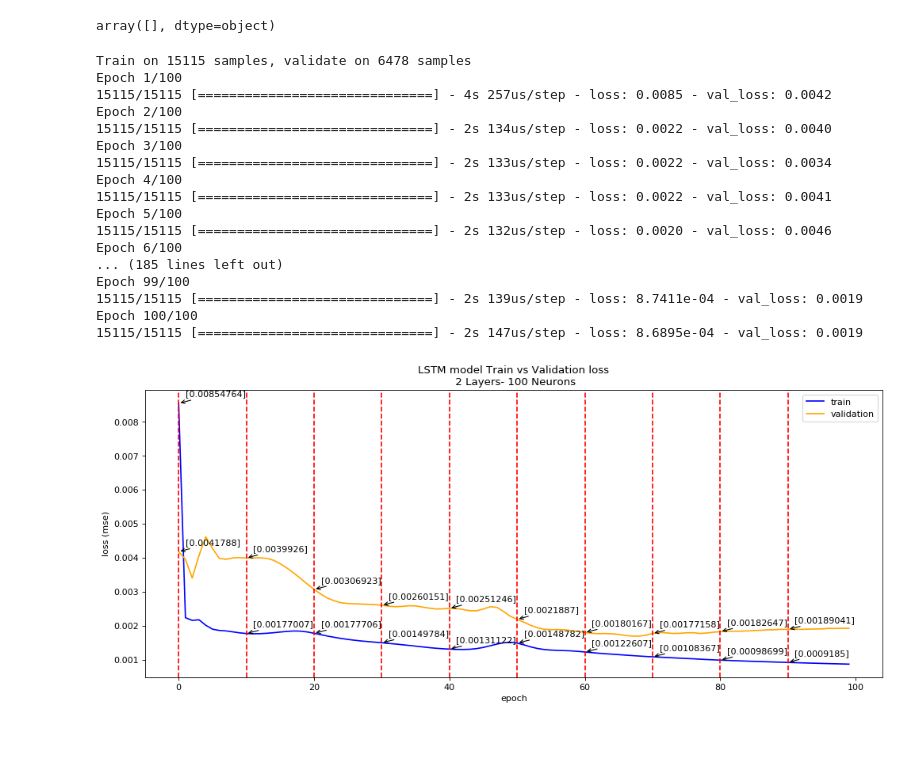
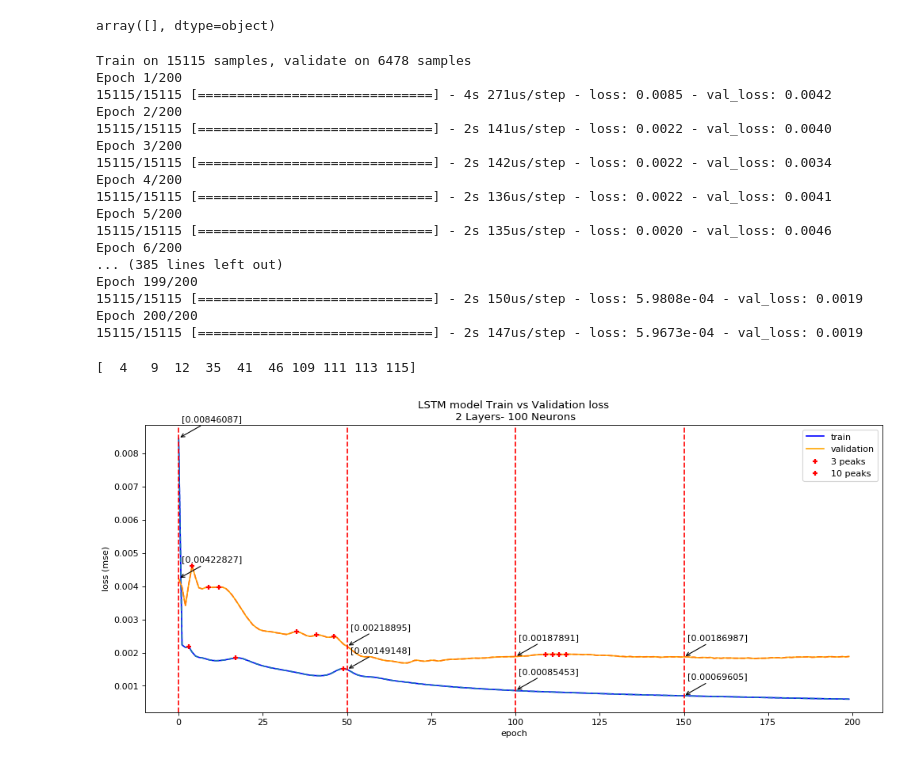
Before and after one commit to eco-data-science-team/LSTM-Anomaly-Detection, a Jupyter notebook: LSTM Notebook.ipynb, the cells around one changed output. Saved outputs shown, nothing was run; the diff lists cells and outputs as text; code cells hidden in the pictures.

```diff
--- a/LSTM Notebook.ipynb
+++ b/LSTM Notebook.ipynb
@@ -171,7 +171,7 @@ X1_test = np.reshape(X1_test, (X1_test.shape[0], 1, X1_test.shape[1]))
 train = DataFrame()
 val = DataFrame()
 np.random.seed(42)
-epochs = 100
+epochs = 200
 neurons = 100
 for i in range(1):
     model = Sequential()
@@ -188,47 +188,62 @@ for i in range(1):
     val[str(i)] = history.history['val_loss']
 # %% [output]
 Train on 15115 samples, validate on 6478 samples
-Epoch 1/100
-15115/15115 [==============================] - 4s 257us/step - loss: 0.0085 - val_loss: 0.0042
-Epoch 2/100
-15115/15115 [==============================] - 2s 134us/step - loss: 0.0022 - val_loss: 0.0040
-Epoch 3/100
-15115/15115 [==============================] - 2s 133us/step - loss: 0.0022 - val_loss: 0.0034
-Epoch 4/100
-15115/15115 [==============================] - 2s 133us/step - loss: 0.0022 - val_loss: 0.0041
-Epoch 5/100
-15115/15115 [==============================] - 2s 132us/step - loss: 0.0020 - val_loss: 0.0046
-Epoch 6/100
-... (185 lines left out)
-Epoch 99/100
-15115/15115 [==============================] - 2s 139us/step - loss: 8.7411e-04 - val_loss: 0.0019
-Epoch 100/100
-15115/15115 [==============================] - 2s 147us/step - loss: 8.6895e-04 - val_loss: 0.0019
+Epoch 1/200
+15115/15115 [==============================] - 4s 271us/step - loss: 0.0085 - val_loss: 0.0042
+Epoch 2/200
+15115/15115 [==============================] - 2s 141us/step - loss: 0.0022 - val_loss: 0.0040
+Epoch 3/200
+15115/15115 [==============================] - 2s 142us/step - loss: 0.0022 - val_loss: 0.0034
+Epoch 4/200
+15115/15115 [==============================] - 2s 136us/step - loss: 0.0022 - val_loss: 0.0041
+Epoch 5/200
+15115/15115 [==============================] - 2s 135us/step - loss: 0.0020 - val_loss: 0.0046
+Epoch 6/200
+... (385 lines left out)
+Epoch 199/200
+15115/15115 [==============================] - 2s 150us/step - loss: 5.9808e-04 - val_loss: 0.0019
+Epoch 200/200
+15115/15115 [==============================] - 2s 147us/step - loss: 5.9673e-04 - val_loss: 0.0019
 # %%
 from matplotlib.pyplot import figure
 figure(num=None, figsize=(15, 6), dpi=80, facecolor='w', edgecolor='k')
-show_every = 10
+show_every = 50
 
 vertical_lines = [x for x in range(epochs) if x % show_every == 0]
 
 plt.plot(train, color='blue', label='train')
 plt.plot(val, color='orange', label='validation')
 plt.title(f'LSTM model Train vs Validation loss\n 2 Layers- {neurons} Neurons')
 plt.ylabel('loss (mse)')
 plt.xlabel('epoch')
 plt.legend()
+
+unflat = train.values.tolist()
+unflat1 = val.values.tolist()
+flatten = [ item for sublist in  unflat for item in sublist]
+flatten1 = [ item for sublist in  unflat1 for item in sublist]
+import peakutils
+from peakutils.plot import plot as pplot
+
+indexes = peakutils.indexes(flatten, thres=0.005, min_dist=1)
+indexes1 = peakutils.indexes(flatten1, thres=0.09, min_dist=1)
+
+pplot(train.index, train.values, indexes)
+pplot(val.index, val.values, indexes1)
 for xc in vertical_lines:
     plt.axvline(x=xc, color = 'r', linestyle = '--')
 for i,j in zip(train.index, train.values):
     if i % show_every == 0:
-        plt.annotate(str(j), xy = (i,j ), xytext=(i+1, j+.00020),arrowprops=dict(arrowstyle="->",connectionstyle="arc3"))
+        plt.annotate(str(j), xy = (i,j ), xytext=(i+1, j+.00050),arrowprops=dict(arrowstyle="->",connectionstyle="arc3"))
 for i,j in zip(val.index, val.values):
     if i % show_every == 0:
-        plt.annotate(str(j), xy = (i,j ), xytext=(i+1, j+.00020),arrowprops=dict(arrowstyle="->",connectionstyle="arc3"))
+        plt.annotate(str(j), xy = (i,j ), xytext=(i+1, j+.00050),arrowprops=dict(arrowstyle="->",connectionstyle="arc3"))
 #plt.savefig('new_300_epochs.png')
+print(indexes1)
 plt.show()
 # %% [output]
+[  4   9  12  35  41  46 109 111 113 115]
-[figure, old version]
+[figure, new version]
 # %%
 from sklearn.metrics import r2_score
 from sklearn.metrics import mean_squared_error
```
Also changed, not shown: parts of 6 cells of this notebook.
